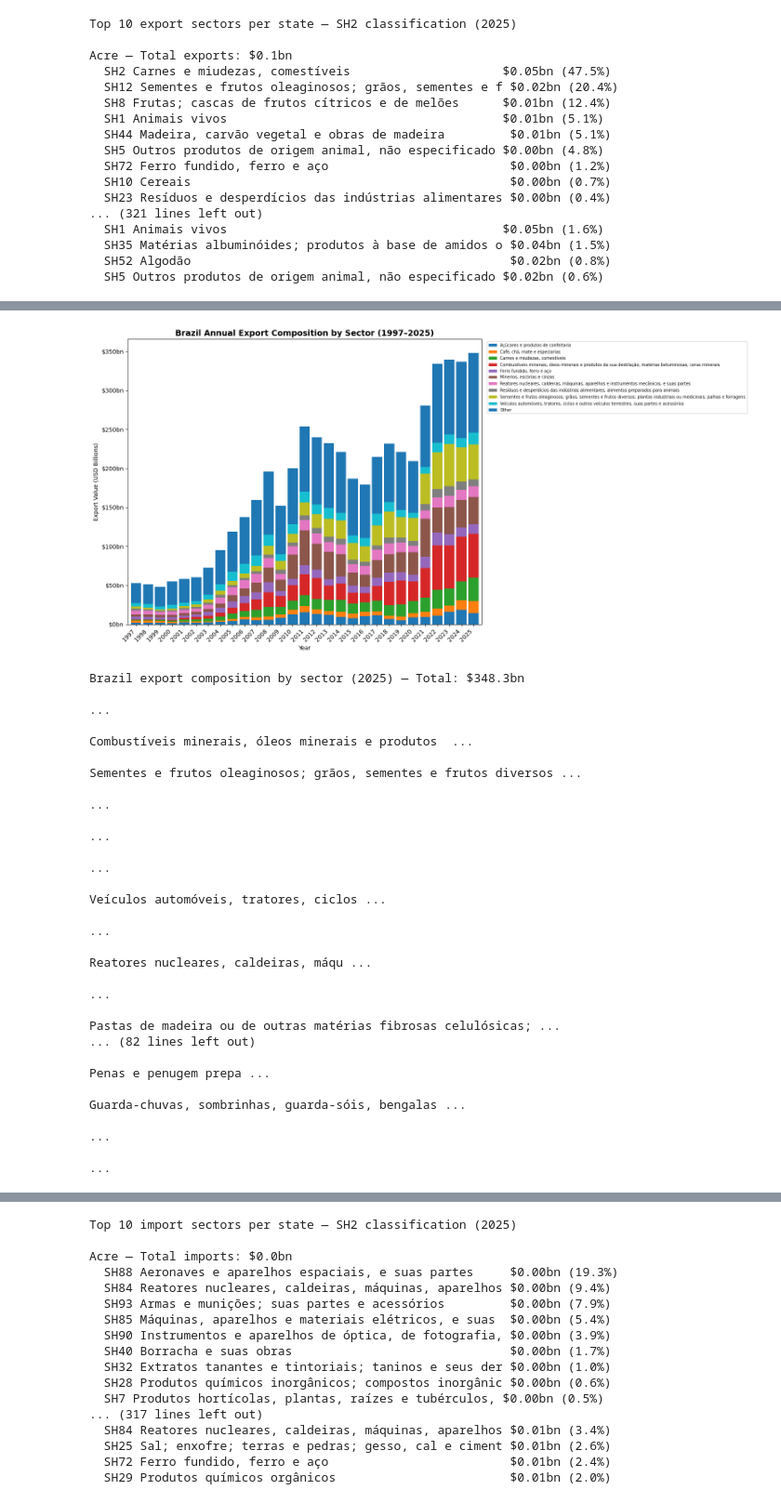
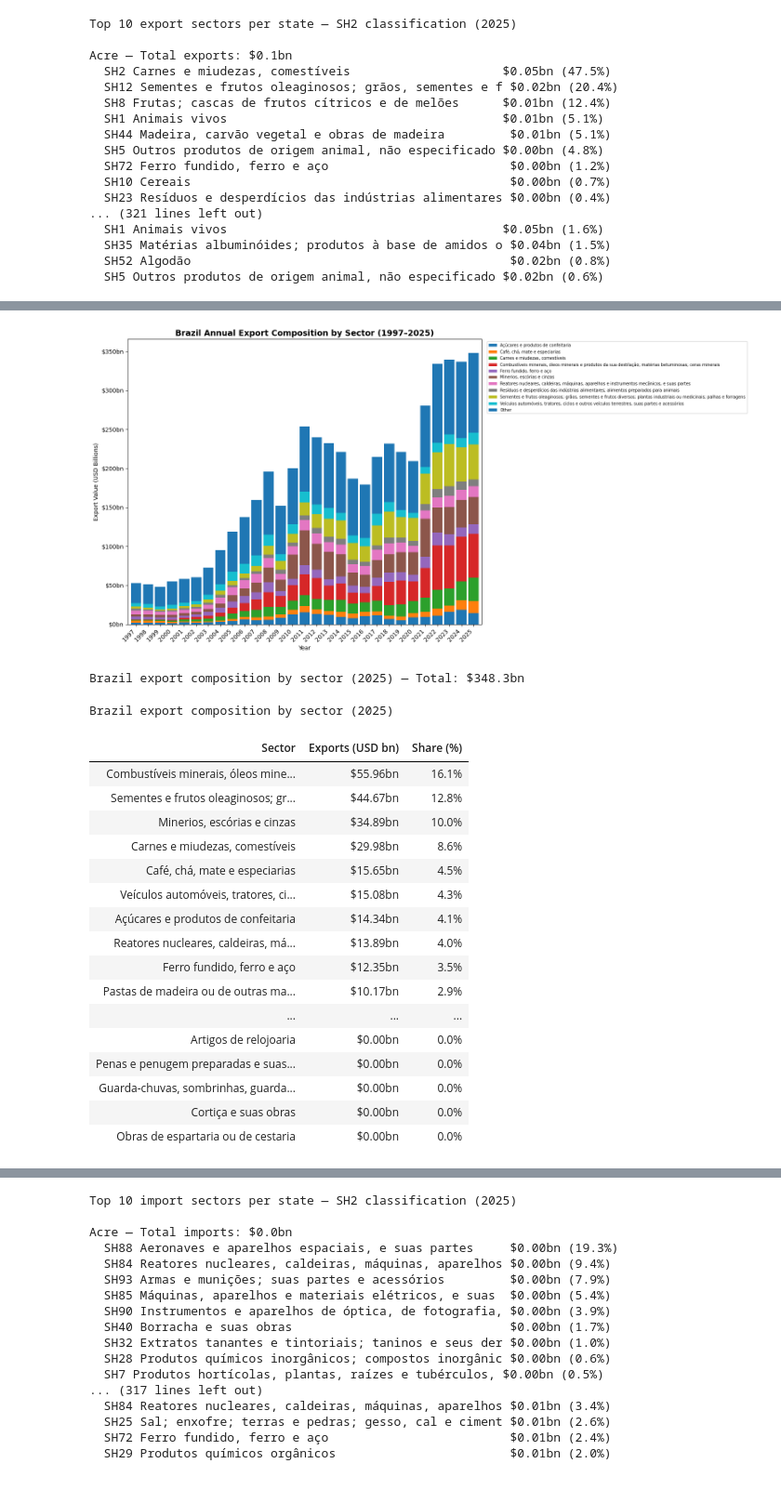
Before and after one commit to Eduardo-kohn/brazil-state-trade-analysis, a Jupyter notebook: SRC/Analysis/step2_state_competitiveness.ipynb, the cells around one changed output, grey strips where cells are left out. Shown at 93% size. Drawn from its saved outputs; the diff is of its cells as text; code cells hidden in the pictures.

```diff
--- a/SRC/Analysis/step2_state_competitiveness.ipynb
+++ b/SRC/Analysis/step2_state_competitiveness.ipynb
@@ -612,53 +832,79 @@ df_brazil_exp_annual['sector_group'] = df_brazil_exp_annual['sector'].apply(
     lambda x: x if x in top10_exp_sectors else 'Other'
 )
 df_brazil_exp_grouped = (
     df_brazil_exp_annual.groupby(['year', 'sector_group'])['exports_usd_bn']
     .sum().reset_index()
 )
 df_brazil_exp_pivot = df_brazil_exp_grouped.pivot(
     index='year', columns='sector_group', values='exports_usd_bn'
 ).fillna(0)
 
 ## Reorder columns so Other is last
 cols_ordered = [c for c in df_brazil_exp_pivot.columns if c != 'Other'] + ['Other']
 df_brazil_exp_pivot = df_brazil_exp_pivot[cols_ordered]
 
 fig, ax = plt.subplots(figsize=(16, 8))
 df_brazil_exp_pivot.plot(kind='bar', stacked=True, ax=ax, width=0.85)
 ax.set_title(f"Brazil Annual Export Composition by Sector (1997–{MAX_YEAR})",
              fontsize=14, fontweight='bold')
 ax.set_xlabel("Year")
 ax.set_ylabel("Export Value (USD Billions)")
 ax.yaxis.set_major_formatter(mticker.FormatStrFormatter('$%.0fbn'))
 ax.legend(loc='upper left', fontsize=7, bbox_to_anchor=(1.01, 1))
 plt.xticks(rotation=45, ha='right')
 plt.tight_layout()
 plt.savefig('output_2_6b_brazil_exp_annual_bar.png', dpi=150, bbox_inches='tight')
 plt.show()
 
-print(f"\nBrazil export composition by sector ({MAX_YEAR}) — Total: ${df_brazil_exp_annual[df_brazil_exp_annual['year']==MAX_YEAR]['exports_usd_bn'].sum():.1f}bn")
-print(df_brazil_exp_annual[df_brazil_exp_annual['year'] == MAX_YEAR]\
-      .groupby('sector')['exports_usd_bn'].sum()\
-      .sort_values(ascending=False)\
-      .reset_index()\
-      .assign(share=lambda x: (x['exports_usd_bn'] / x['exports_usd_bn'].sum() * 100).round(1))\
-      .to_string(index=False))
+## Clean formatted summary table for MAX_YEAR
+df_exp_annual_display = (
+    df_brazil_exp_annual[df_brazil_exp_annual['year'] == MAX_YEAR]
+    .groupby('sector')['exports_usd_bn'].sum()
+    .sort_values(ascending=False)
+    .reset_index()
+    .assign(share=lambda x: (x['exports_usd_bn'] / x['exports_usd_bn'].sum() * 100).round(1))
+    .rename(columns={
+        'sector'        : 'Sector',
+        'exports_usd_bn': 'Exports (USD bn)',
+        'share'         : 'Share (%)'
+    })
+    .reset_index(drop=True)
+)
+
+df_exp_annual_display['Sector'] = df_exp_annual_display['Sector'].str[:55]
+df_exp_annual_display['Exports (USD bn)'] = df_exp_annual_display['Exports (USD bn)'].apply(
+    lambda x: f'${x:.2f}bn'
+)
+df_exp_annual_display['Share (%)'] = df_exp_annual_display['Share (%)'].apply(
+    lambda x: f'{x:.1f}%'
+)
+
+total = df_brazil_exp_annual[df_brazil_exp_annual['year'] == MAX_YEAR]['exports_usd_bn'].sum()
+print(f"\nBrazil export composition by sector ({MAX_YEAR}) — Total: ${total:.1f}bn\n")
+
+from IPython.display import display
+display(df_exp_annual_display.style
+    .set_caption(f"Brazil export composition by sector ({MAX_YEAR})")
+    .set_properties(**{'text-align': 'left'})
+    .hide(axis='index'))
 # %% [output]
 [figure]
 Brazil export composition by sector (2025) — Total: $348.3bn
-                                                                                                                                                                                                         ...
-                                                                                                                                                       Combustíveis minerais, óleos minerais e produtos  ...
-                                                                                                                                        Sementes e frutos oleaginosos; grãos, sementes e frutos diversos ...
-                                                                                                                                                                                                         ...
-                                                                                                                                                                                                         ...
-                                                                                                                                                                                                         ...
-                                                                                                                                                                   Veículos automóveis, tratores, ciclos ...
-                                                                                                                                                                                                         ...
-                                                                                                                                                                     Reatores nucleares, caldeiras, máqu ...
-                                                                                                                                                                                                         ...
-                                                                                                                                           Pastas de madeira ou de outras matérias fibrosas celulósicas; ...
-... (82 lines left out)
-                                                                                                                                                                                   Penas e penugem prepa ...
-                                                                                                                                                        Guarda-chuvas, sombrinhas, guarda-sóis, bengalas ...
-                                                                                                                                                                                                         ...
-                                                                                                                                                                                                         ...
+Brazil export composition by sector (2025)
+| Sector | Exports (USD bn) | Share (%) |
+| Combustíveis minerais, óleos mine... | $55.96bn | 16.1% |
+| Sementes e frutos oleaginosos; gr... | $44.67bn | 12.8% |
+| Minerios, escórias e cinzas | $34.89bn | 10.0% |
+| Carnes e miudezas, comestíveis | $29.98bn | 8.6% |
+| Café, chá, mate e especiarias | $15.65bn | 4.5% |
+| Veículos automóveis, tratores, ci... | $15.08bn | 4.3% |
+| Açúcares e produtos de confeitaria | $14.34bn | 4.1% |
+| Reatores nucleares, caldeiras, má... | $13.89bn | 4.0% |
+| Ferro fundido, ferro e aço | $12.35bn | 3.5% |
+| Pastas de madeira ou de outras ma... | $10.17bn | 2.9% |
+| ... | ... | ... |
+| Artigos de relojoaria | $0.00bn | 0.0% |
+| Penas e penugem preparadas e suas... | $0.00bn | 0.0% |
+| Guarda-chuvas, sombrinhas, guarda... | $0.00bn | 0.0% |
+| Cortiça e suas obras | $0.00bn | 0.0% |
+| Obras de espartaria ou de cestaria | $0.00bn | 0.0% |
```
Also changed, not shown: parts of 68 cells of this notebook, 1 other file.
